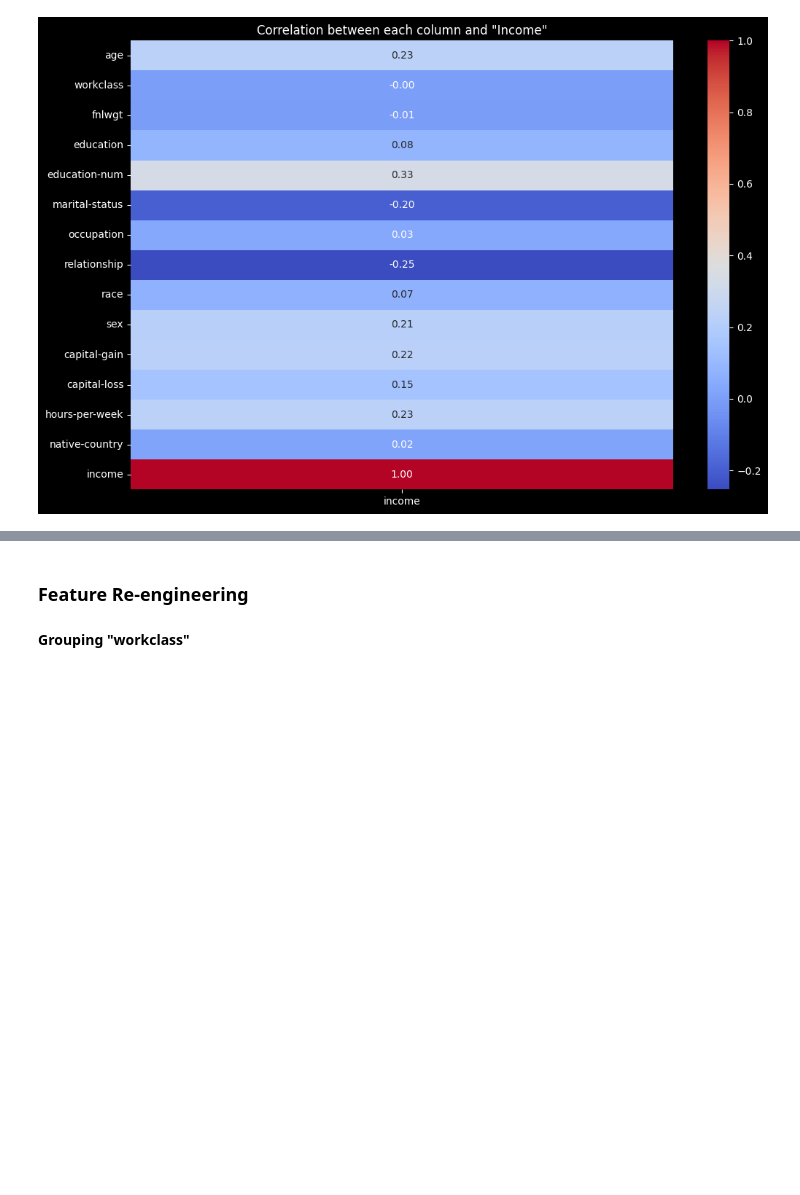
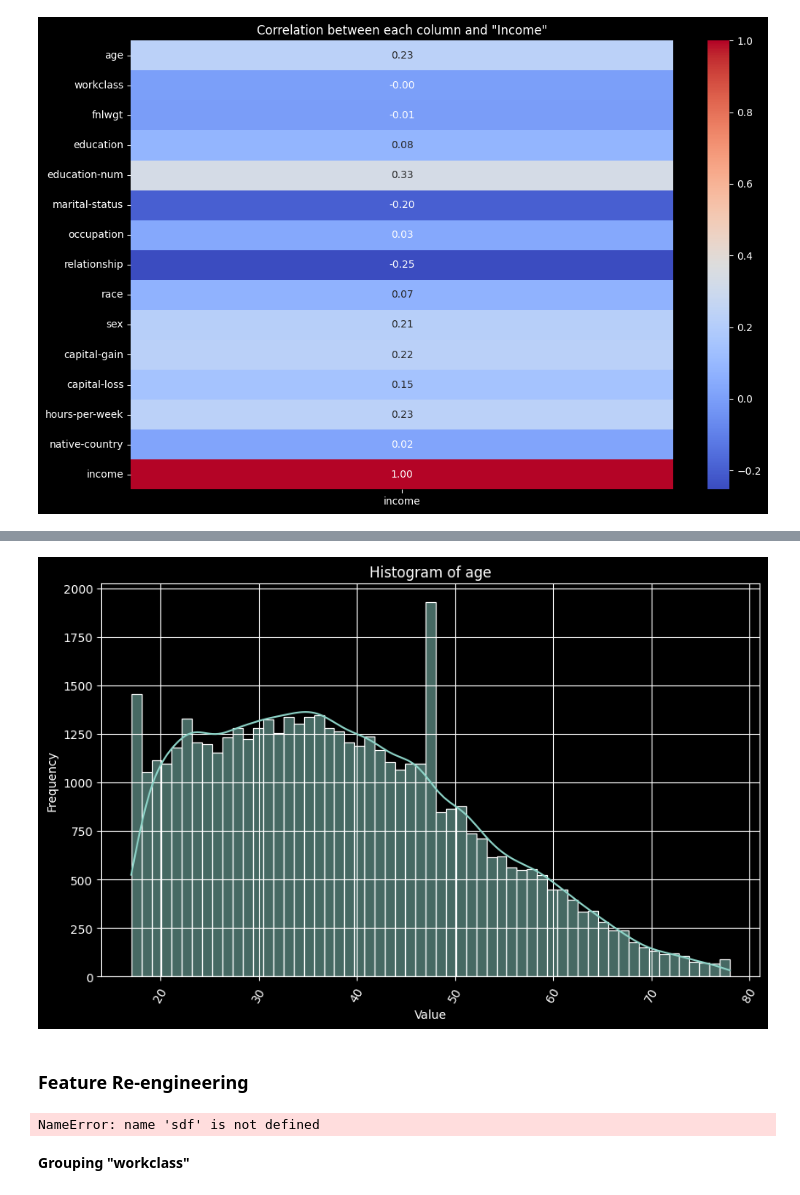
Before and after one commit to Starlight0901/Adult-Census-Income-Prediction, a Jupyter notebook: ML_CW.ipynb, the cells around one changed output, grey strips where cells are left out. Drawn from its saved outputs; the diff is of its cells as text; code cells hidden in the pictures; blank space fills up the shorter version.

```diff
--- a/ML_CW.ipynb
+++ b/ML_CW.ipynb
@@ -514,5 +498,22 @@ plt.show()
+# %%
+
+plt.figure(figsize=(10, 6))  # Adjust the figure size as needed
+sns.histplot(data=df_without_outliers, x='age', kde=True)
+#df[column].hist()
+plt.title(f'Histogram of age')
+plt.xlabel('Value')
+plt.ylabel('Frequency')
+plt.xticks(rotation=60)
+plt.grid(True)
+plt.show()
+# %% [output]
+[figure, added]
 # %% [markdown]
 ### **Feature Re-engineering**
+# %%
+sdf
+# %% [output]
+NameError: name 'sdf' is not defined
 # %% [markdown]
 **Grouping "workclass"**
 # %%
```
Also changed, not shown: parts of 42 cells of this notebook.
